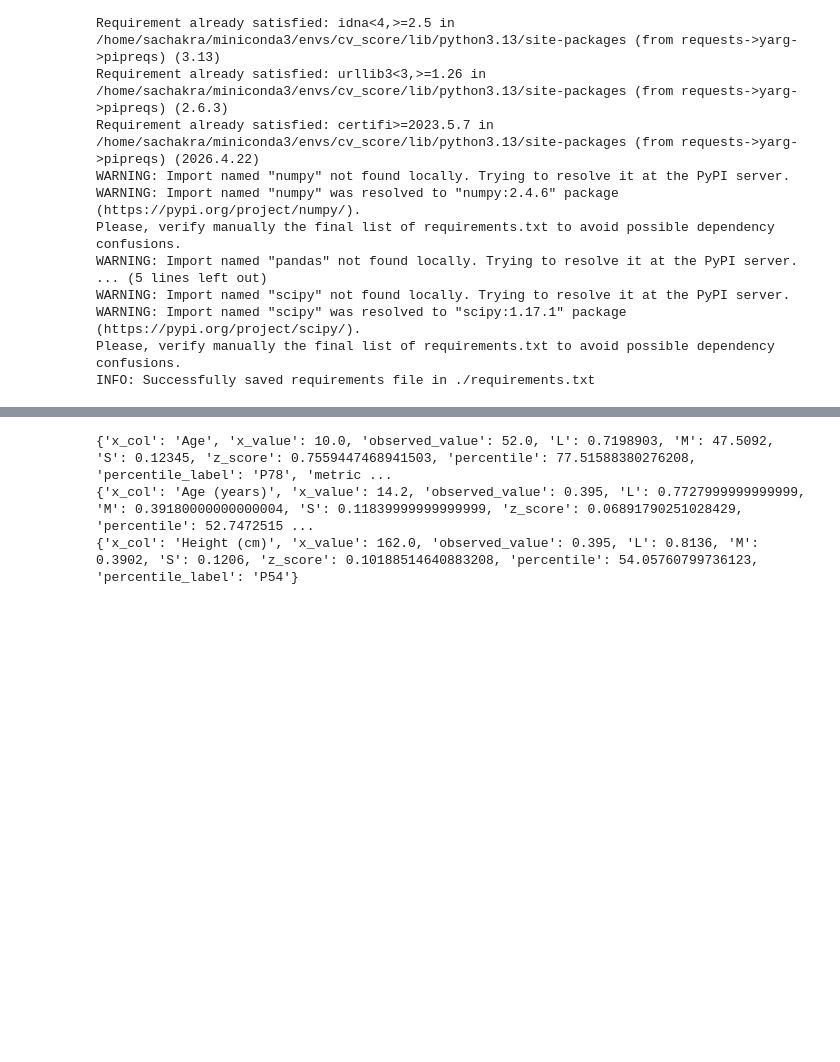
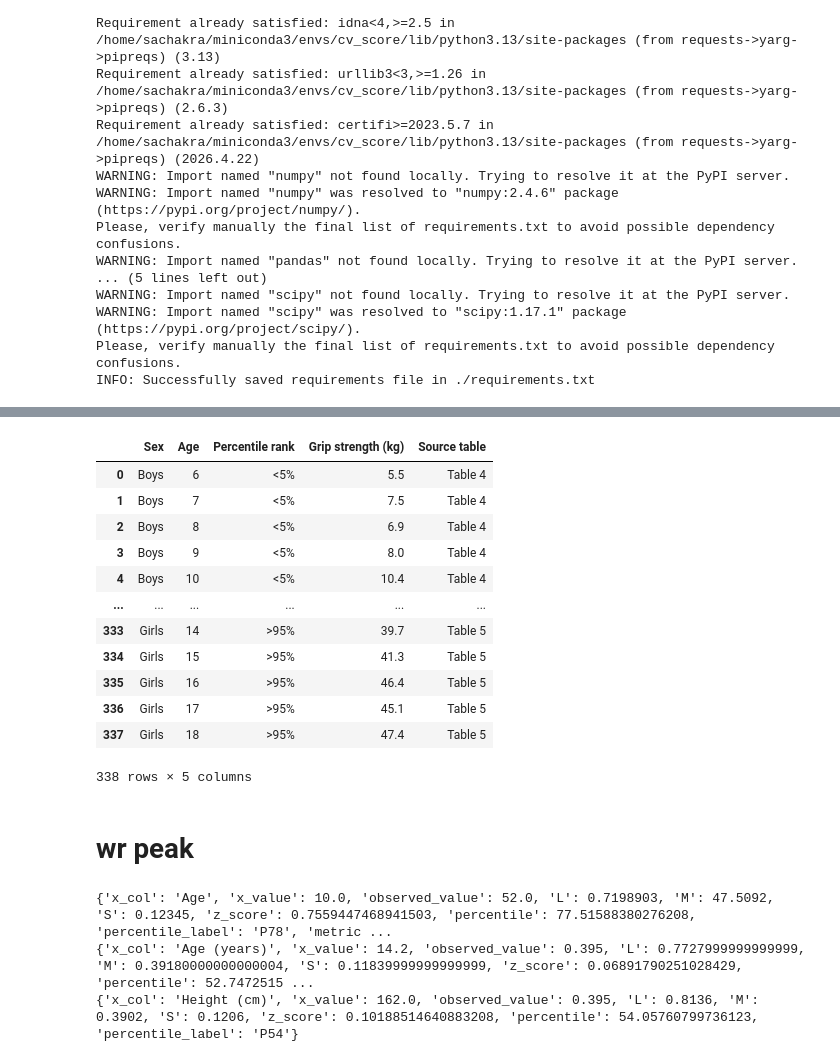
Before and after one commit to Sabya2/CV_healthScore, a Jupyter notebook: test.ipynb, the cells around one changed output, grey strips where cells are left out. Cells and saved outputs as stored; diff of their text form; code cells hidden in the pictures; blank space fills up the shorter version.

```diff
--- a/test.ipynb
+++ b/test.ipynb
@@ -107,0 +141,22 @@ INFO: Successfully saved requirements file in ./requirements.txt
+# %%
+import pandas as pd
+
+df = pd.read_excel(f'{path}/Grip_strength_Tables_4_5.xlsx', sheet_name='Combined long')
+df=df.replace("Min", "<5%")
+df=df.replace("Max", '>95%')
+df.to_csv('reference_values/gripStrength_long_reference.csv')
+df
+# %% [output]
+|  | Sex | Age | Percentile rank | Grip strength (kg) | Source table |
+| 0 | Boys | 6 | <5% | 5.5 | Table 4 |
+| 1 | Boys | 7 | <5% | 7.5 | Table 4 |
+| 2 | Boys | 8 | <5% | 6.9 | Table 4 |
+| 3 | Boys | 9 | <5% | 8.0 | Table 4 |
+| 4 | Boys | 10 | <5% | 10.4 | Table 4 |
+| ... | ... | ... | ... | ... | ... |
+| 333 | Girls | 14 | >95% | 39.7 | Table 5 |
+| 334 | Girls | 15 | >95% | 41.3 | Table 5 |
+| 335 | Girls | 16 | >95% | 46.4 | Table 5 |
+| 336 | Girls | 17 | >95% | 45.1 | Table 5 |
+| 337 | Girls | 18 | >95% | 47.4 | Table 5 |
+338 rows × 5 columns
@@ -108,3 +259,5 @@ INFO: Successfully saved requirements file in ./requirements.txt
+# %% [markdown]
+# wr peak
 # %%
 import pandas as pd
 
```
Also changed, not shown: parts of 6 cells of this notebook, 7 other files.
